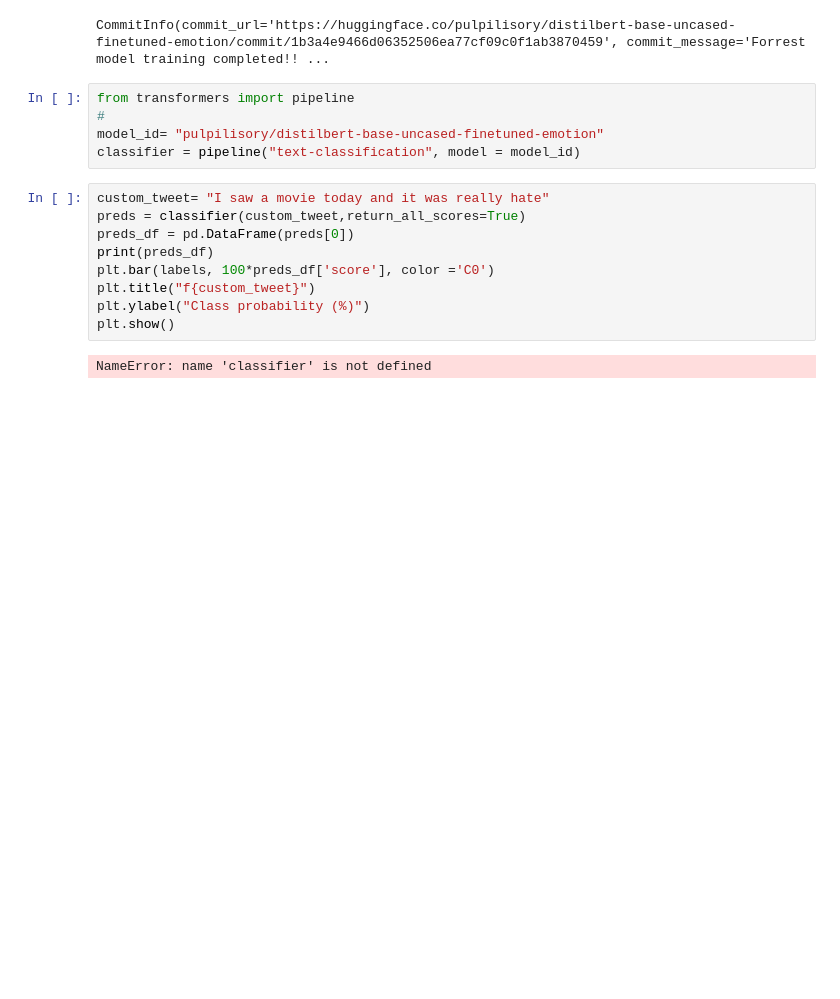
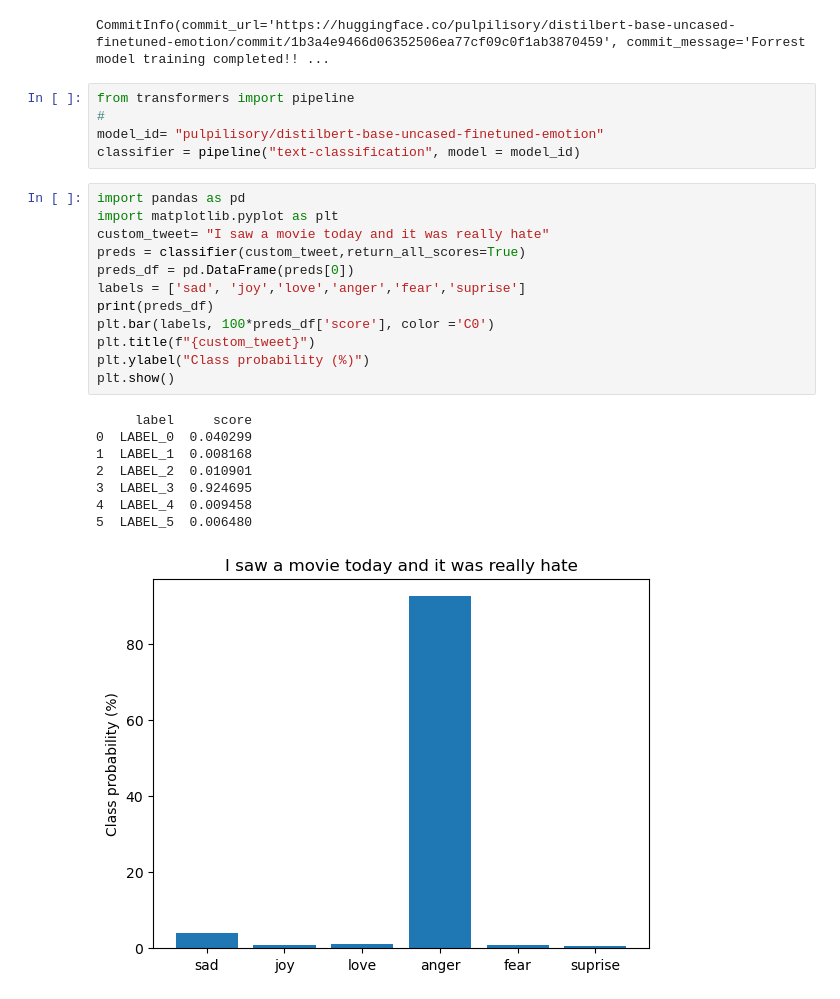
Before and after one commit to rhkddud0310/HaruSijack, a Jupyter notebook: DataAnalysis/Analysis/RND_NLP_transformer/04-0.NLP 개발.ipynb, the cells around one changed output. Saved outputs shown, nothing was run; the diff lists cells and outputs as text; blank space fills up the shorter version.

```diff
--- a/DataAnalysis/Analysis/RND_NLP_transformer/04-0.NLP 개발.ipynb
+++ b/DataAnalysis/Analysis/RND_NLP_transformer/04-0.NLP 개발.ipynb
@@ -819,13 +819,23 @@ from transformers import pipeline
 model_id= "pulpilisory/distilbert-base-uncased-finetuned-emotion"
 classifier = pipeline("text-classification", model = model_id)
 # %%
+import pandas as pd
+import matplotlib.pyplot as plt
 custom_tweet= "I saw a movie today and it was really hate"
 preds = classifier(custom_tweet,return_all_scores=True)
 preds_df = pd.DataFrame(preds[0])
+labels = ['sad', 'joy','love','anger','fear','suprise']
 print(preds_df)
 plt.bar(labels, 100*preds_df['score'], color ='C0')
-plt.title("f{custom_tweet}")
+plt.title(f"{custom_tweet}")
 plt.ylabel("Class probability (%)")
 plt.show()
 # %% [output]
-NameError: name 'classifier' is not defined
+     label     score
+0  LABEL_0  0.040299
+1  LABEL_1  0.008168
+2  LABEL_2  0.010901
+3  LABEL_3  0.924695
+4  LABEL_4  0.009458
+5  LABEL_5  0.006480
+[figure, added]
```
Also changed, not shown: 1 other file.
